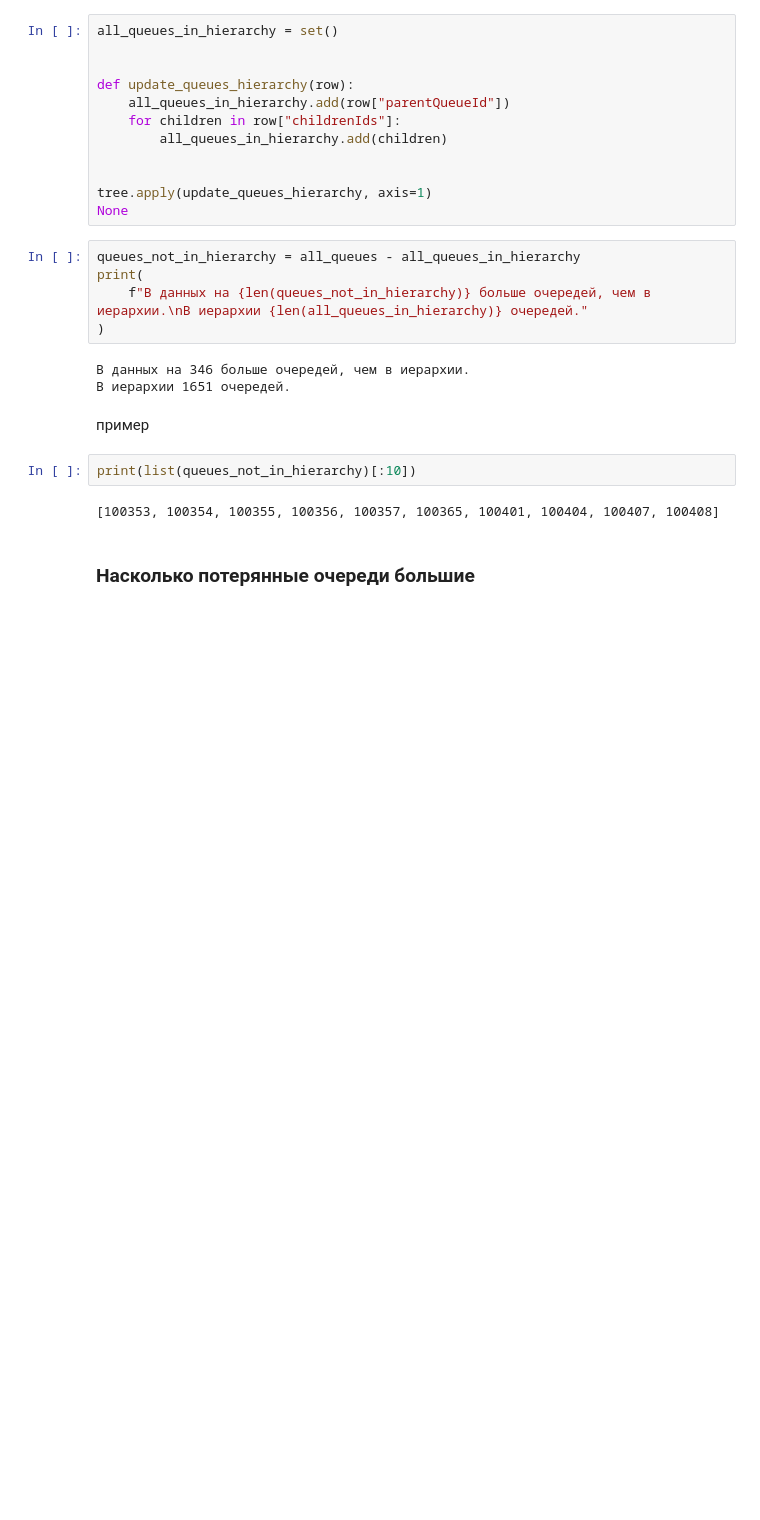
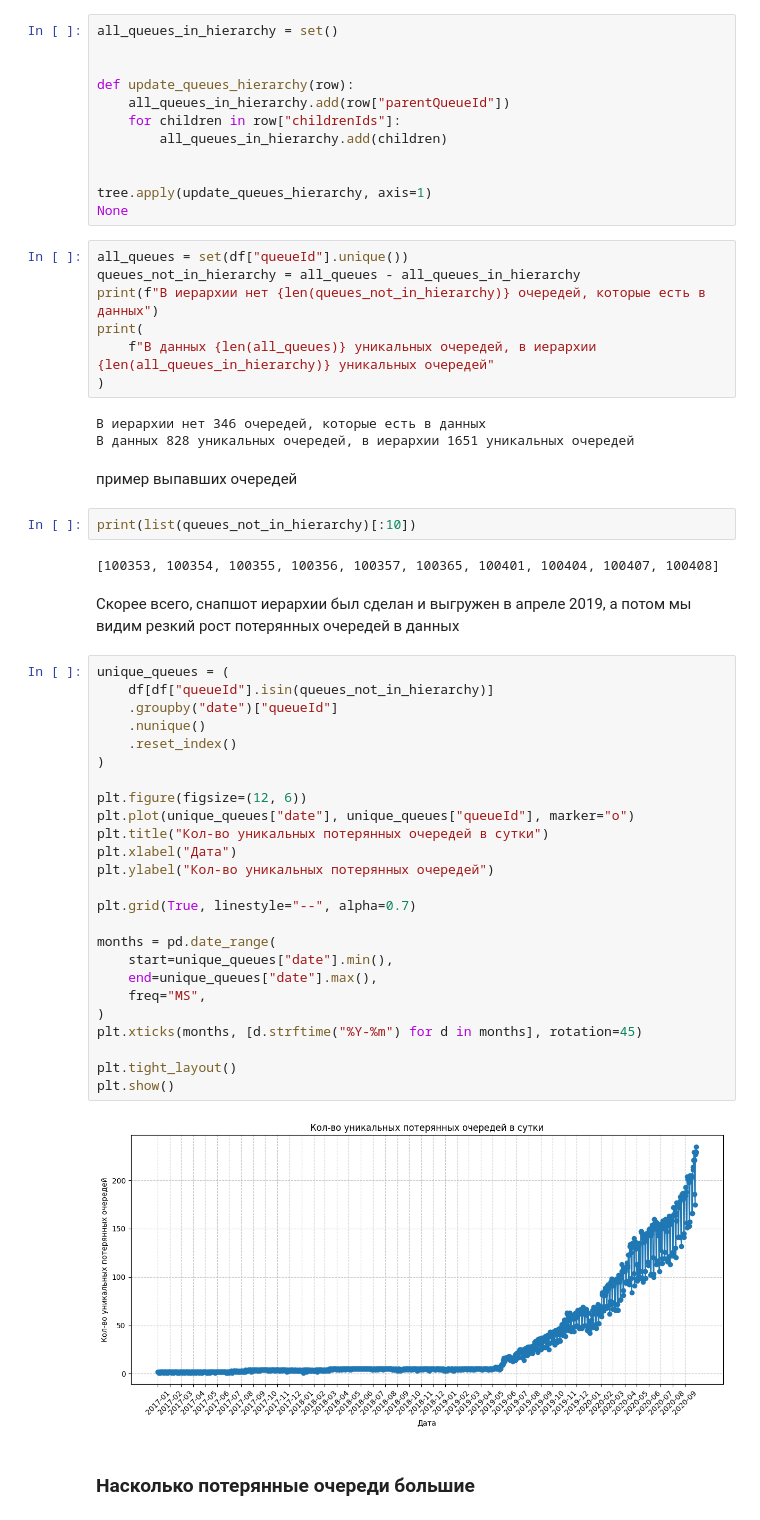
Before and after one commit to TaskGuru-AI/tasks_support_system_ai, a Jupyter notebook: notebooks/TS/hierarchy_analysis.ipynb, the cells around one changed output. Cells and saved outputs as stored; diff of their text form; blank space fills up the shorter version.

```diff
--- a/notebooks/TS/hierarchy_analysis.ipynb
+++ b/notebooks/TS/hierarchy_analysis.ipynb
@@ -66,19 +107,50 @@ def update_queues_hierarchy(row):
 tree.apply(update_queues_hierarchy, axis=1)
 None
 # %%
+all_queues = set(df["queueId"].unique())
 queues_not_in_hierarchy = all_queues - all_queues_in_hierarchy
+print(f"В иерархии нет {len(queues_not_in_hierarchy)} очередей, которые есть в данных")
 print(
-    f"В данных на {len(queues_not_in_hierarchy)} больше очередей, чем в иерархии.\nВ иерархии {len(all_queues_in_hierarchy)} очередей."
+    f"В данных {len(all_queues)} уникальных очередей, в иерархии {len(all_queues_in_hierarchy)} уникальных очередей"
 )
 # %% [output]
-В данных на 346 больше очередей, чем в иерархии.
-В иерархии 1651 очередей.
+В иерархии нет 346 очередей, которые есть в данных
+В данных 828 уникальных очередей, в иерархии 1651 уникальных очередей
 # %% [markdown]
-пример
+пример выпавших очередей
 # %%
 print(list(queues_not_in_hierarchy)[:10])
 # %% [output]
 [100353, 100354, 100355, 100356, 100357, 100365, 100401, 100404, 100407, 100408]
+# %% [markdown]
+Скорее всего, снапшот иерархии был сделан и выгружен в апреле 2019, а потом мы видим резкий рост потерянных очередей в данных
+# %%
+unique_queues = (
+    df[df["queueId"].isin(queues_not_in_hierarchy)]
+    .groupby("date")["queueId"]
+    .nunique()
+    .reset_index()
+)
+
+plt.figure(figsize=(12, 6))
+plt.plot(unique_queues["date"], unique_queues["queueId"], marker="o")
+plt.title("Кол-во уникальных потерянных очередей в сутки")
+plt.xlabel("Дата")
+plt.ylabel("Кол-во уникальных потерянных очередей")
+
+plt.grid(True, linestyle="--", alpha=0.7)
+
+months = pd.date_range(
+    start=unique_queues["date"].min(),
+    end=unique_queues["date"].max(),
+    freq="MS",
+)
+plt.xticks(months, [d.strftime("%Y-%m") for d in months], rotation=45)
+
+plt.tight_layout()
+plt.show()
+# %% [output]
+[figure, added]
 # %% [markdown]
 ### Насколько потерянные очереди большие
 # %%
```
Also changed, not shown: parts of 49 cells of this notebook, 6 other files.
